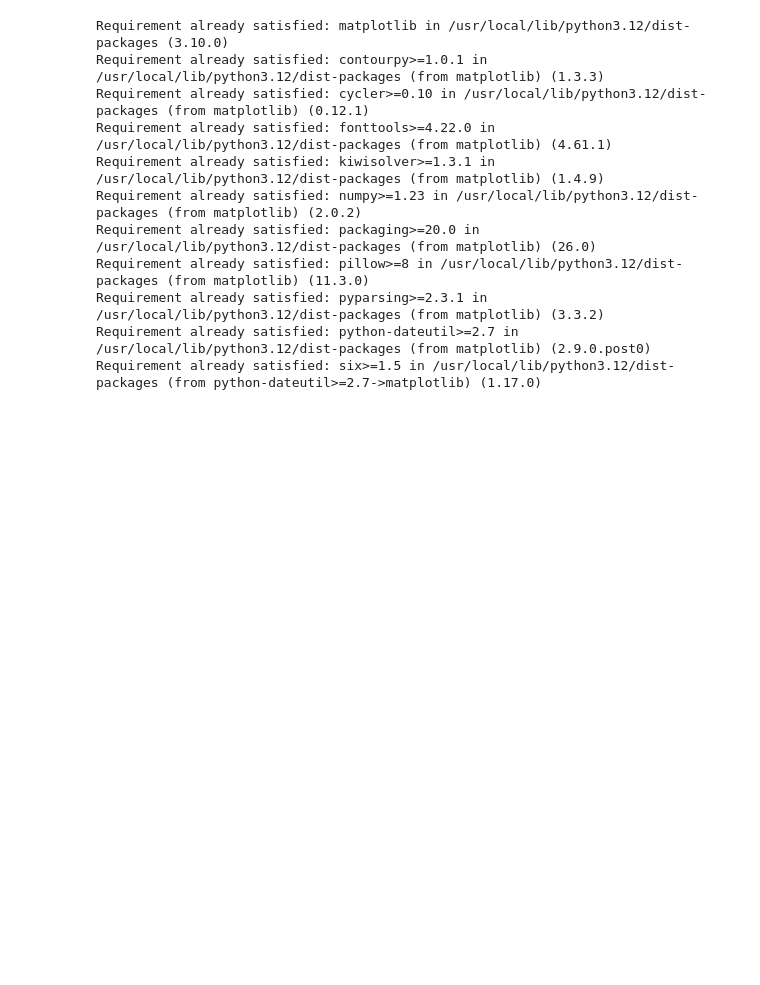
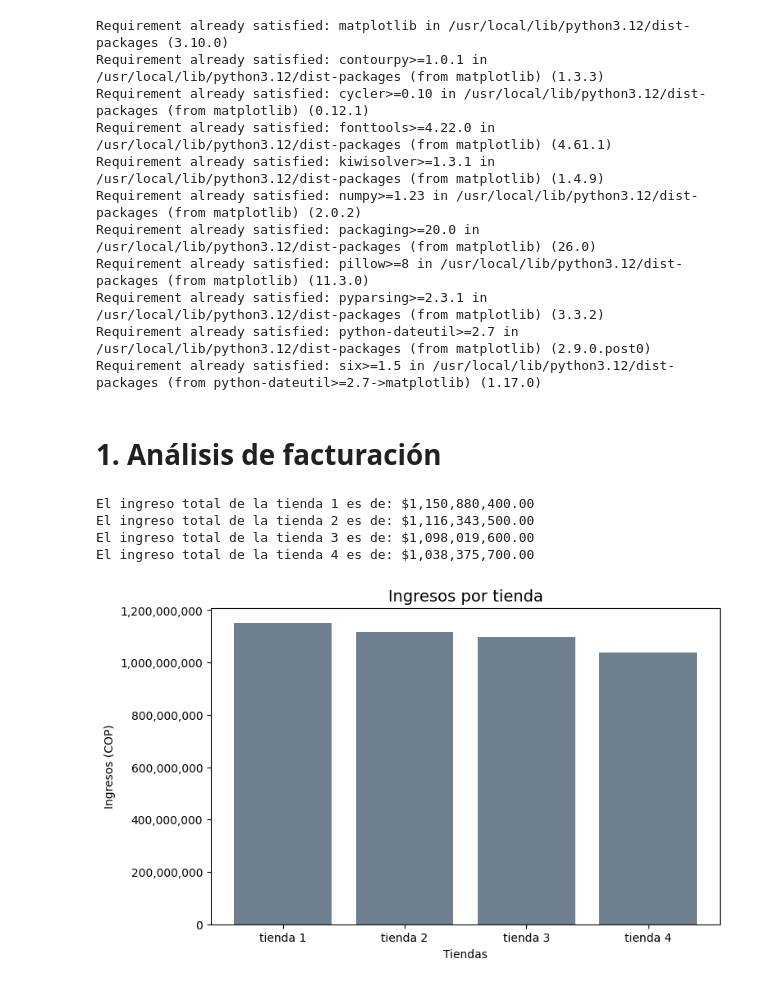
Before and after one commit to jossxopa/store_ds, a Jupyter notebook: Copia_di_Store_challenge.ipynb, the cells around one changed output. Cells and saved outputs as stored; diff of their text form; code cells hidden in the pictures; blank space fills up the shorter version.

```diff
--- a/Copia_di_Store_challenge.ipynb
+++ b/Copia_di_Store_challenge.ipynb
@@ -176,0 +56,31 @@ from matplotlib import pyplot as plt
+# %% [markdown]
+# **1. Análisis de facturación**
+# %%
+total_ganancia_por_tienda = {
+    "tienda 1": tienda["Precio"].sum(),
+    "tienda 2": tienda2["Precio"].sum(),
+    "tienda 3": tienda3["Precio"].sum(),
+    "tienda 4": tienda4["Precio"].sum()
+}
+
+for numero_de_tienda, total in total_ganancia_por_tienda.items(): #.item dice: oye no solo me des la llave pasame todo lo que hay ahí, o sea la operación matematica
+  print(f'El ingreso total de la {numero_de_tienda} es de: ${total:,.2f}') #,.2f le ponemos comas a los miles y solo 2 decimales
+
+# Graficamos
+
+nombres_tiendas = list(total_ganancia_por_tienda.keys())
+ingresos_tiendas = list(total_ganancia_por_tienda.values())
+plt.figure(figsize=(8, 5))
+plt.bar(nombres_tiendas,ingresos_tiendas, color="slategray")
+
+plt.title("Ingresos por tienda", fontsize=14)
+plt.xlabel("Tiendas")
+plt.ylabel("Ingresos (COP)")
+plt.gca().yaxis.set_major_formatter(StrMethodFormatter('{x:,.0f}'))
+plt.show()
+# %% [output]
+El ingreso total de la tienda 1 es de: $1,150,880,400.00
+El ingreso total de la tienda 2 es de: $1,116,343,500.00
+El ingreso total de la tienda 3 es de: $1,098,019,600.00
+El ingreso total de la tienda 4 es de: $1,038,375,700.00
+[figure, added]
```
Also changed, not shown: parts of 22 cells of this notebook.
